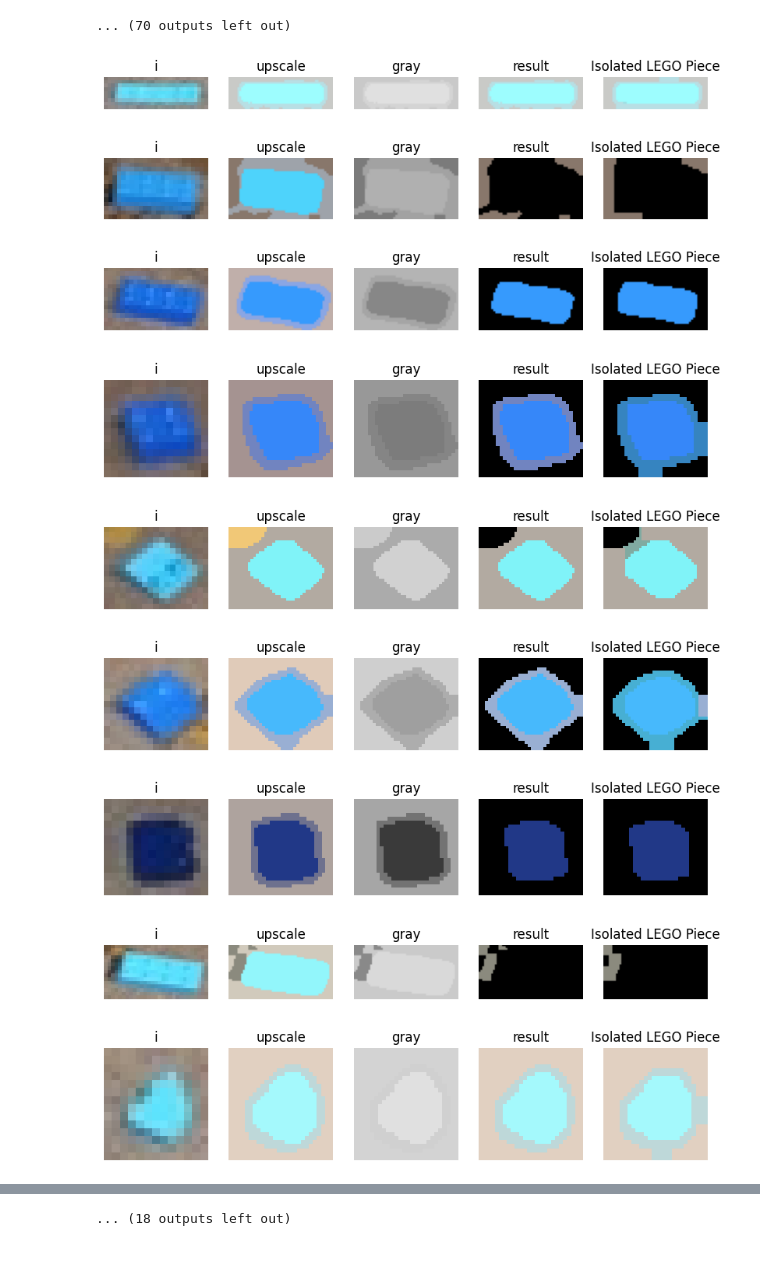
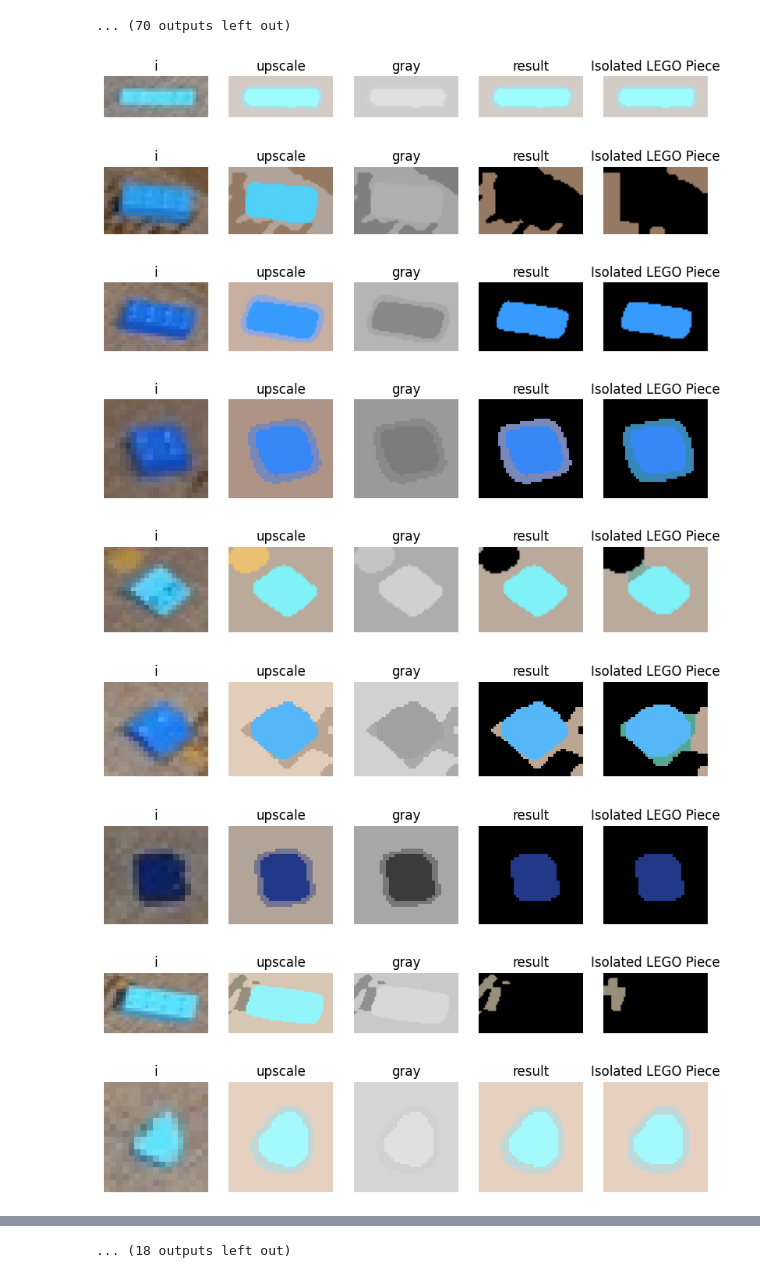
Before and after one commit to Johnny-droid/Lego-Image-Detector, a Jupyter notebook: p2/task3/task3.ipynb, the cells around one changed output, grey strips where cells are left out. Cells and saved outputs as stored; diff of their text form; code cells hidden in the pictures.

```diff
--- a/p2/task3/task3.ipynb
+++ b/p2/task3/task3.ipynb
@@ -313,7 +313,7 @@ image = cv2.imread(test_image)
 
 
 
-bb_imgs = GetBBImages(image, bbs_faster, 2)
+bb_imgs = GetBBImages(image, bbs_faster, 4)
 
 for i in bb_imgs:
 
@@ -361,39 +361,39 @@ for i in bb_imgs:
 
 
     plt.figure(figsize=(10, 5))
     plt.subplot(1, 5, 1)
     plt.title('i')
     plt.imshow(cv2.cvtColor(i, cv2.COLOR_BGR2RGB))
     plt.axis('off')
 
     plt.subplot(1, 5, 2)
     plt.title('upscale')
     plt.imshow(cv2.cvtColor(upscale, cv2.COLOR_BGR2RGB))
     plt.axis('off')
 
     plt.subplot(1, 5, 3)
     plt.title('gray')
     plt.imshow(cv2.cvtColor(gray, cv2.COLOR_BGR2RGB))
     plt.axis('off')
 
     plt.subplot(1, 5, 4)
     plt.title('result')
     plt.imshow(cv2.cvtColor(result, cv2.COLOR_BGR2RGB))
     plt.axis('off')
 
     plt.subplot(1, 5, 5)
     plt.title('Isolated LEGO Piece')
     plt.imshow(cv2.cvtColor(closing, cv2.COLOR_BGR2RGB))
     plt.axis('off')
 
     plt.show()
 # %% [output]
-[figure, old version]
+[figure, new version]
-[figure, old version]
+[figure, new version]
-[figure, old version]
+[figure, new version]
-[figure, old version]
+[figure, new version]
-[figure, old version]
+[figure, new version]
-[figure, old version]
+[figure, new version]
-[figure, old version]
+[figure, new version]
-[figure, old version]
+[figure, new version]
-[figure, old version]
+[figure, new version]
```
Also changed, not shown: parts of 2 cells of this notebook.
